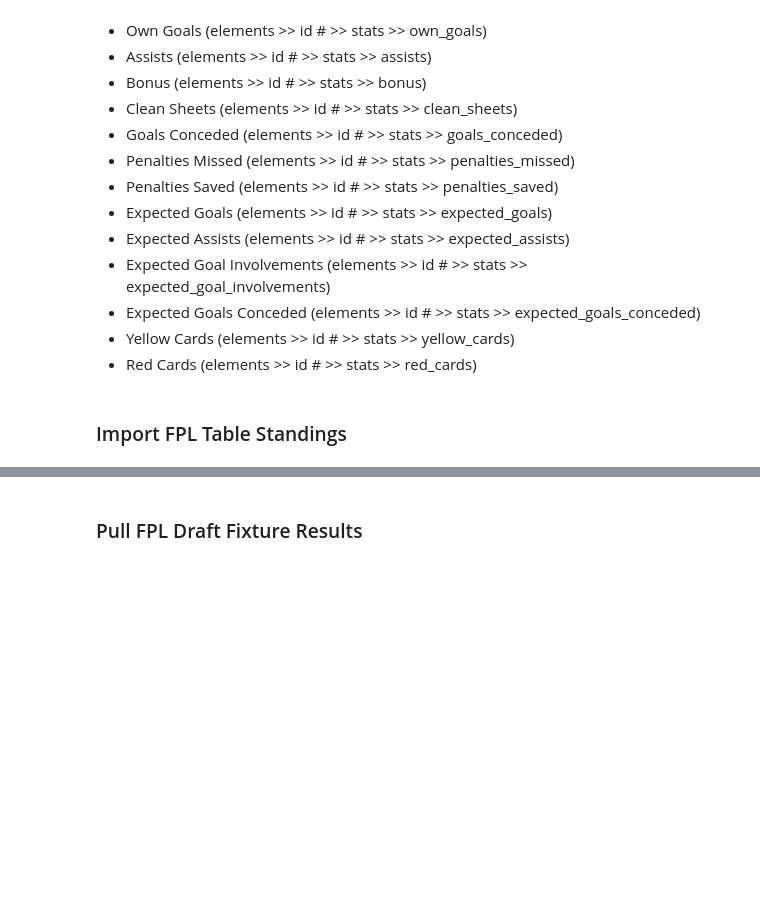
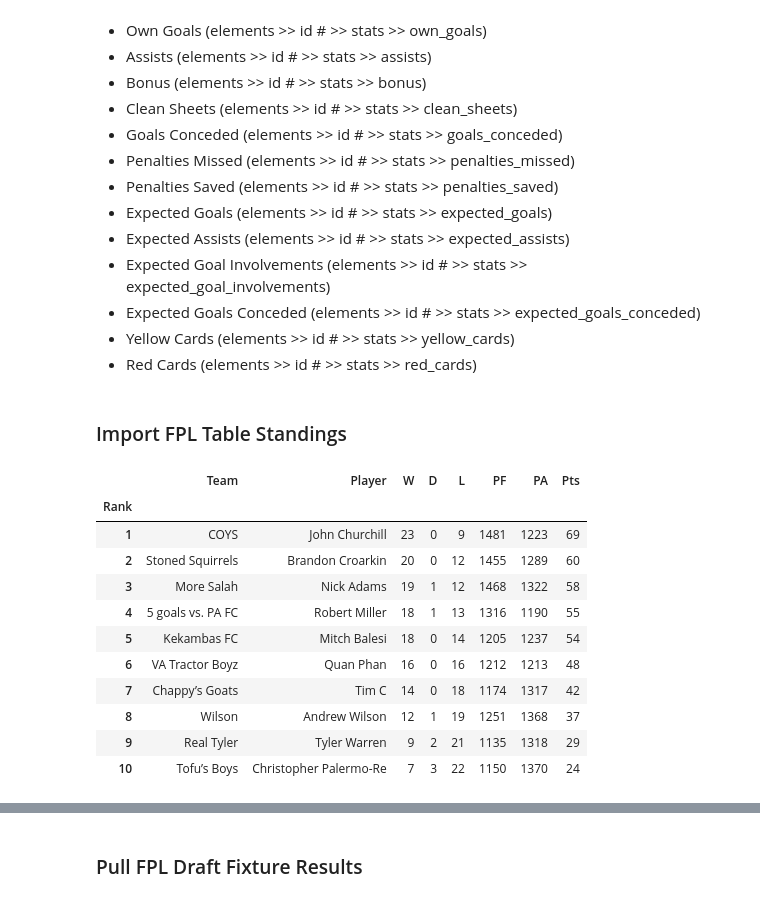
Before and after one commit to bcroarkin1993/FPL-Management-App, a Jupyter notebook: FPL Team Management and League Analysis.ipynb, the cells around one changed output, grey strips where cells are left out. Saved outputs shown, nothing was run; the diff lists cells and outputs as text; code cells hidden in the pictures; blank space fills up the shorter version.

```diff
--- a/FPL Team Management and League Analysis.ipynb
+++ b/FPL Team Management and League Analysis.ipynb
@@ -1024,13 +1040,13 @@ def get_team_composition_for_gameweek(league_id, team_id, gameweek):
     fpl_players_df = pd.DataFrame(player_data)
     return(fpl_players_df)
 # %%
-def get_league_standings(draft_league_id, show_advanced_stats=False):
+def get_fpl_draft_league_standings(draft_league_id, show_luck_adjusted_standings=False):
     """
     Fetches and displays the current league standings for an FPL Draft league, with an option to show advanced statistics.
 
     Parameters:
     - draft_league_id (int or str): The ID of the FPL Draft league for which to fetch standings data.
-    - show_advanced_stats (bool): If True, the function will include advanced statistics such as luck-adjusted standings.
+    - show_luck_adjusted_standings (bool): If True, the function will show luck adjusted standings.
 
     Workflow:
     1. The function retrieves league details (standings and league entries) from the FPL Draft API.
@@ -1108,20 +1124,11 @@ def get_league_standings(draft_league_id, show_advanced_stats=False):
     league_standings_df = league_standings_df[['Rank', 'Team', 'Player', 'W', 'D', 'L', 'PF', 'PA', 'Pts']]
 
     # If show_advanced_stats is true, add the avg_gw_rank and avg_gw_score to the dataframe
-    if show_advanced_stats == True:
+    if show_luck_adjusted_standings == True:
         # Compute the luck adjusted standings
         luck_adjusted_df = get_luck_adjusted_league_standings(draft_league_id)
-        # Merge with the league_standings
-        advanced_league_standings_df = pd.merge(league_standings_df, luck_adjusted_df, on='Team')
-        # Sort by Fair Rank
-        advanced_league_standings_df = advanced_league_standings_df.sort_values('Fair_Rank')
-        # Format the merged results
-        advanced_league_standings_df = advanced_league_standings_df[['Fair_Rank', 'Team', 'Player', 'W', 'D', 'L',
-                                                                    'PF', 'PA', 'Avg_GW_Rank', 'Avg_Score', 'Pts']]
-        # Set the index
-        advanced_league_standings_df.set_index('Fair_Rank', inplace=True)
         # Return the results
-        return(advanced_league_standings_df)
+        return(luck_adjusted_df)
     else:
         # Set the index
         league_standings_df.set_index('Rank', inplace=True)
@@ -2746,6 +2532,19 @@ print(pretty_json)
 # %% [markdown]
 ### Import FPL Table Standings
 # %%
-get_league_standings(brandon_draft_league_id, show_advanced_stats=False)
+get_fpl_draft_league_standings(brandon_draft_league_id, show_advanced_stats=False)
+# %% [output]
+|  | Team | Player | W | D | L | PF | PA | Pts |
+| Rank |  |  |  |  |  |  |  |  |
+| 1 | COYS | John Churchill | 23 | 0 | 9 | 1481 | 1223 | 69 |
+| 2 | Stoned Squirrels | Brandon Croarkin | 20 | 0 | 12 | 1455 | 1289 | 60 |
+| 3 | More Salah | Nick Adams | 19 | 1 | 12 | 1468 | 1322 | 58 |
+| 4 | 5 goals vs. PA FC | Robert Miller | 18 | 1 | 13 | 1316 | 1190 | 55 |
+| 5 | Kekambas FC | Mitch Balesi | 18 | 0 | 14 | 1205 | 1237 | 54 |
+| 6 | VA Tractor Boyz | Quan Phan | 16 | 0 | 16 | 1212 | 1213 | 48 |
+| 7 | Chappy’s Goats | Tim C | 14 | 0 | 18 | 1174 | 1317 | 42 |
+| 8 | Wilson | Andrew Wilson | 12 | 1 | 19 | 1251 | 1368 | 37 |
+| 9 | Real Tyler | Tyler Warren | 9 | 2 | 21 | 1135 | 1318 | 29 |
+| 10 | Tofu’s Boys | Christopher Palermo-Re | 7 | 3 | 22 | 1150 | 1370 | 24 |
 # %%
 get_luck_adjusted_league_standings(brandon_draft_league_id)
```
Also changed, not shown: parts of 38 cells of this notebook, 5 other files.
